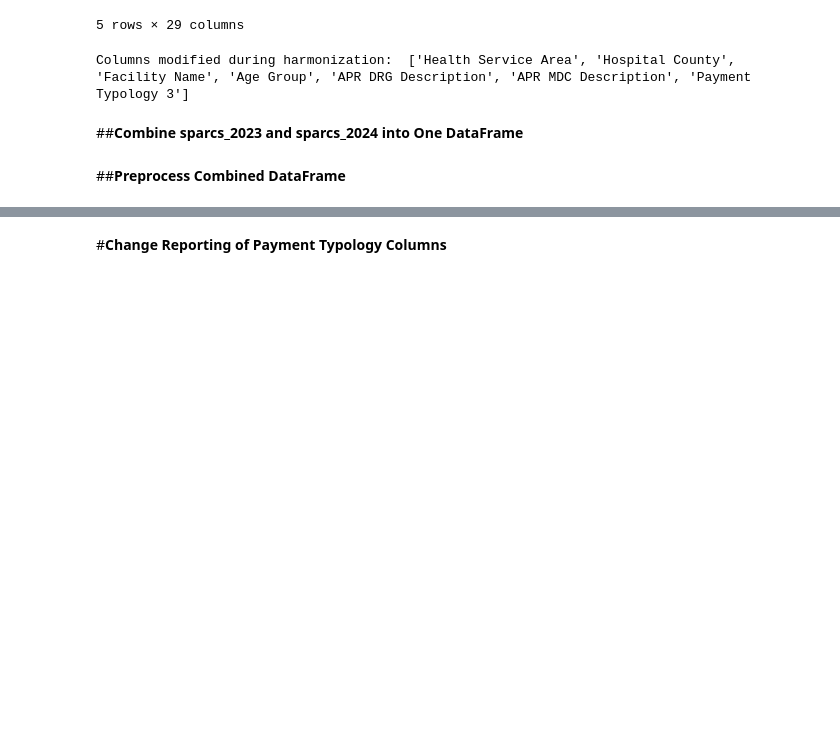
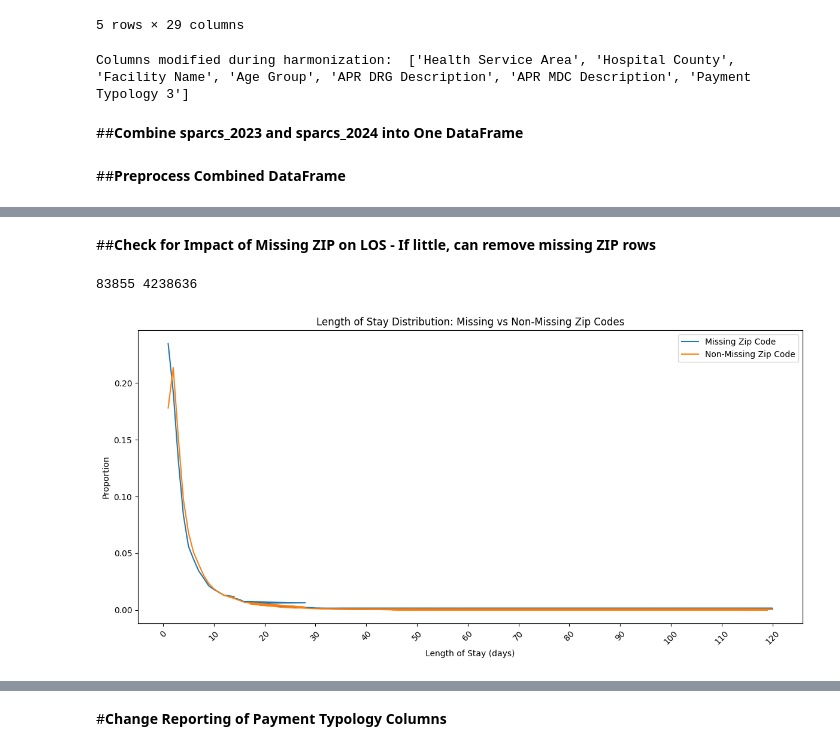
Before and after one commit to hannaginther/ENGG680_2025_Fall, a Jupyter notebook: Project/Group_Project.ipynb, the cells around one changed output, grey strips where cells are left out. Saved outputs shown, nothing was run; the diff lists cells and outputs as text; code cells hidden in the pictures; blank space fills up the shorter version.

```diff
--- a/Project/Group_Project.ipynb
+++ b/Project/Group_Project.ipynb
@@ -631,16 +622,54 @@ memory usage: 989.3+ MB
 # Convert any remaining string Dtypes in sparcs_combined to objects:
 for col in sparcs_combined.select_dtypes('string').columns:
   sparcs_combined[col] = sparcs_combined[col].astype('object')
-# %%
-# Drop year column
-sparcs_combined.drop(columns=['Year'], inplace=True)
-# %%
-# Convert permanent facility id to object
-sparcs_combined['Permanent Facility Id'] = sparcs_combined['Permanent Facility Id'].astype('object')
-
-# Convert APR codes to objects
-for col in ['APR DRG Code', 'APR MDC Code', 'APR Severity of Illness Code']:
-  sparcs_combined[col] = sparcs_combined[col].astype('object')
+# %%
+# Convert dtype: facility Id float -> int64
+sparcs_combined['Permanent Facility Id'] = (
+    sparcs_combined['Permanent Facility Id']
+    .astype('Int64')
+# %% [markdown]
+##**Check for Impact of Missing ZIP on LOS - If little, can remove missing ZIP rows**
+# %%
+missing_zip = sparcs_combined[sparcs_combined['Zip Code'].isna()]
+nonmissing_zip = sparcs_combined[sparcs_combined['Zip Code'].notna()]
+
+print(len(missing_zip), len(nonmissing_zip))
+# %% [output]
+83855 4238636
+# %%
+pd.set_option('display.max_rows', None)
+
+missing_los = (
+    missing_zip['Length of Stay']
+    .value_counts(normalize=True)
+    .rename("Missing Zip %")
+)
+
+nonmissing_los = (
+    nonmissing_zip['Length of Stay']
+    .value_counts(normalize=True)
+    .rename("Non-Missing Zip %")
+)
+
+los_compare["LOS_int"] = los_compare.index.to_series().str.replace("+", "", regex=False).astype(int)
+
+plt.figure(figsize=(12, 6))
+plt.plot(los_compare["LOS_int"], los_compare["Missing Zip %"], label="Missing Zip Code")
+plt.plot(los_compare["LOS_int"], los_compare["Non-Missing Zip %"], label="Non-Missing Zip Code")
+
+plt.xticks(
+    ticks=range(0, los_compare["LOS_int"].max()+1, 10),
+    rotation=45
+)
+
+plt.xlabel("Length of Stay (days)")
+plt.ylabel("Proportion")
+plt.title("Length of Stay Distribution: Missing vs Non-Missing Zip Codes")
+plt.legend()
+plt.tight_layout()
+plt.show()
+# %% [output]
+[figure, added]
 # %%
 # Remove entries that are missing zip code values
 sparcs_combined = sparcs_combined.dropna(subset=['Zip Code'])
```
Also changed, not shown: parts of 76 cells of this notebook.
